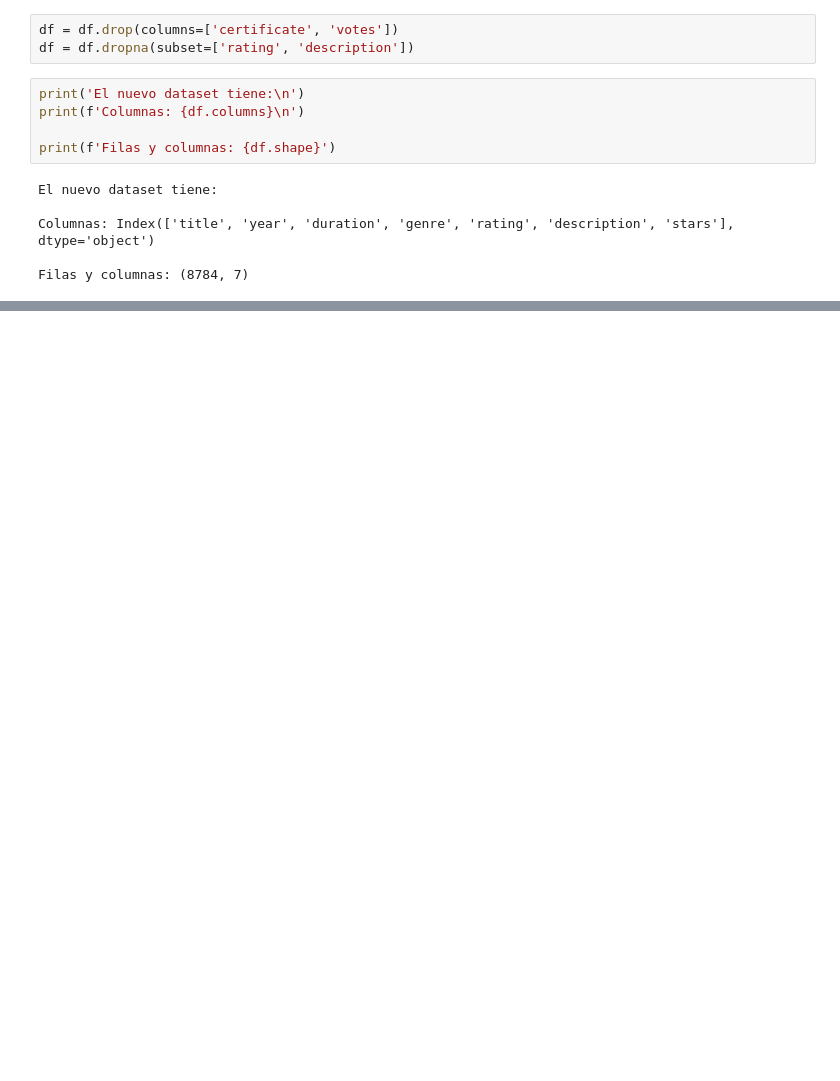
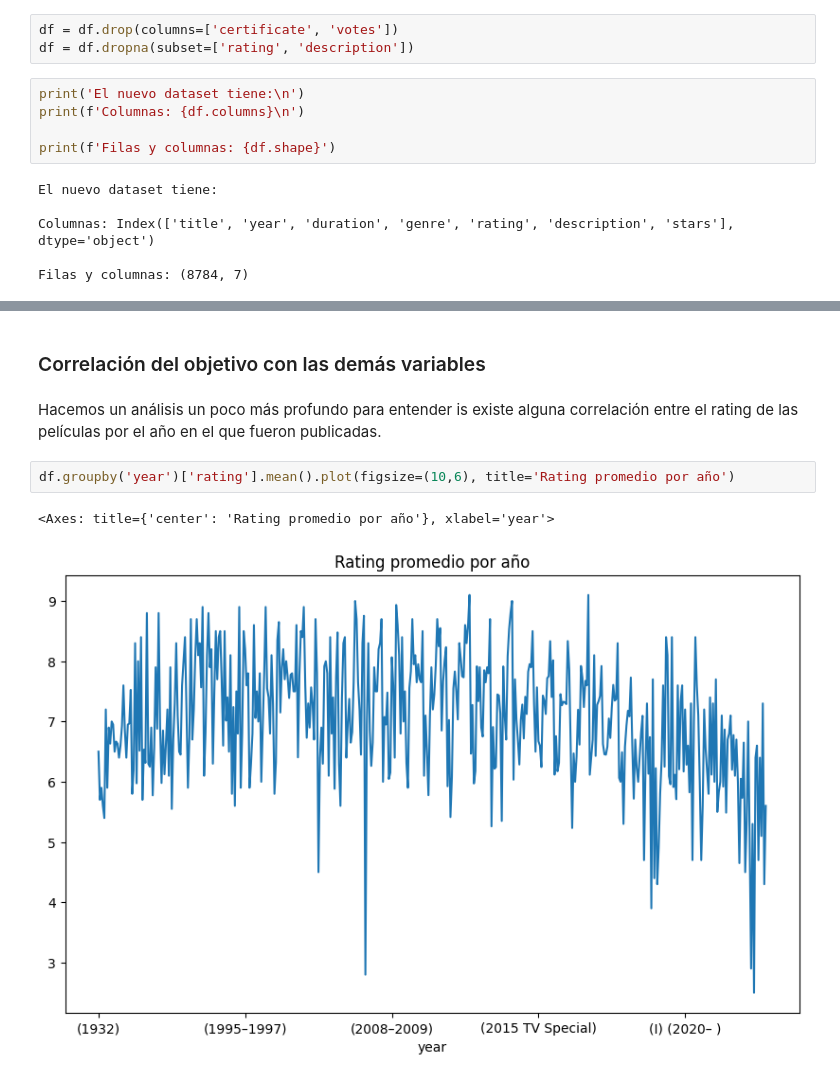
Before and after one commit to solmoon16/aprendizajeAutomatico, a Jupyter notebook: analisisIMDB.ipynb, the cells around one changed output, grey strips where cells are left out. Saved outputs shown, nothing was run; the diff lists cells and outputs as text; blank space fills up the shorter version.

```diff
--- a/analisisIMDB.ipynb
+++ b/analisisIMDB.ipynb
@@ -101,0 +166,9 @@ Filas y columnas: (8784, 7)
+# %% [markdown]
+### Correlación del objetivo con las demás variables
+# %% [markdown]
+Hacemos un análisis un poco más profundo para entender is existe alguna correlación entre el rating de las películas por el año en el que fueron publicadas.
+# %%
+df.groupby('year')['rating'].mean().plot(figsize=(10,6), title='Rating promedio por año')
+# %% [output]
+<Axes: title={'center': 'Rating promedio por año'}, xlabel='year'>
+[figure, added]
```
Also changed, not shown: parts of 61 cells of this notebook.
